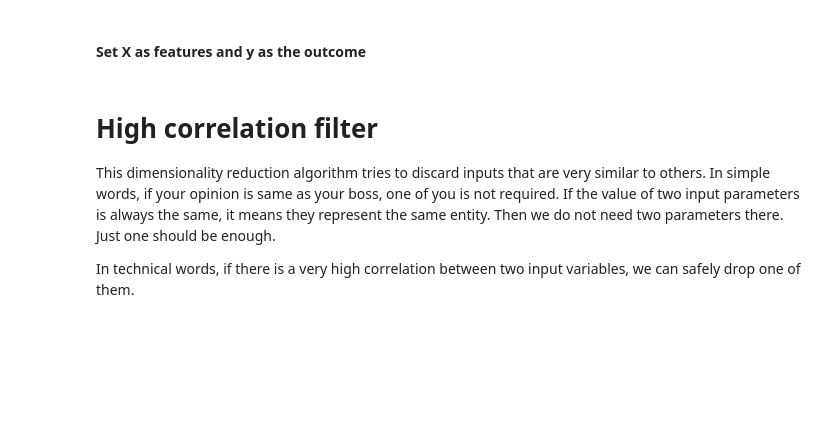
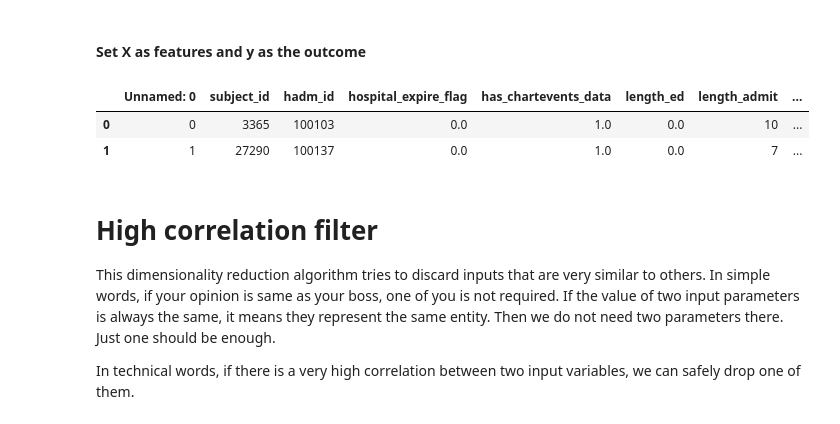
Before and after one commit to stephyap/predicts-depression, a Jupyter notebook: python_notebook.ipynb, the cells around one changed output. Drawn from its saved outputs; the diff is of its cells as text; code cells hidden in the pictures; blank space fills up the shorter version.

```diff
--- a/python_notebook.ipynb
+++ b/python_notebook.ipynb
@@ -529,4 +476,10 @@ main['avg_drg_severity'] = main.avg_drg_severity.astype(float)
 main['chronic.pain.fibromyalgia'] = main['chronic.pain.fibromyalgia'].astype(int)
 # %% [markdown]
 #### Set X as features and y as the outcome
+# %%
+main.head(2)
+# %% [output]
+|  | Unnamed: 0 | subject_id | hadm_id | hospital_expire_flag | has_chartevents_data | length_ed | length_admit | ... |
+| 0 | 0 | 3365 | 100103 | 0.0 | 1.0 | 0.0 | 10 | ... |
+| 1 | 1 | 27290 | 100137 | 0.0 | 1.0 | 0.0 | 7 | ... |
 # %%
```
Also changed, not shown: parts of 48 cells of this notebook.
